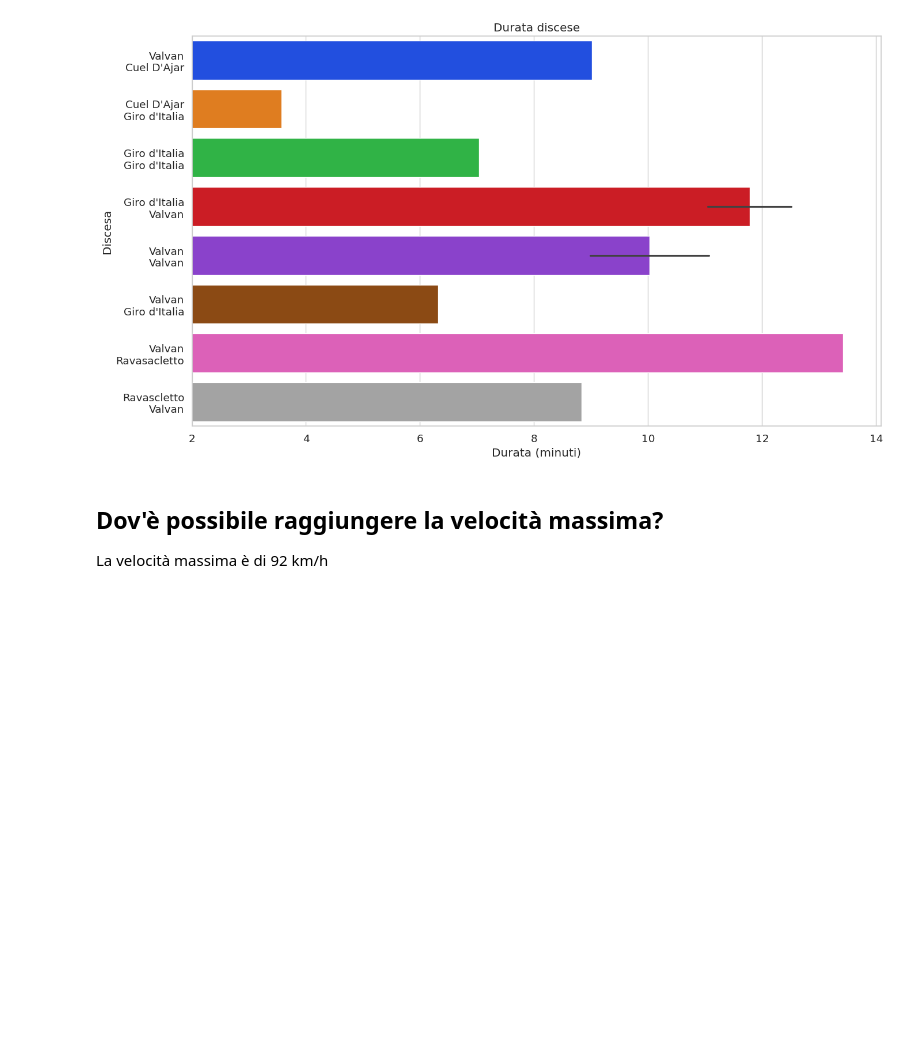
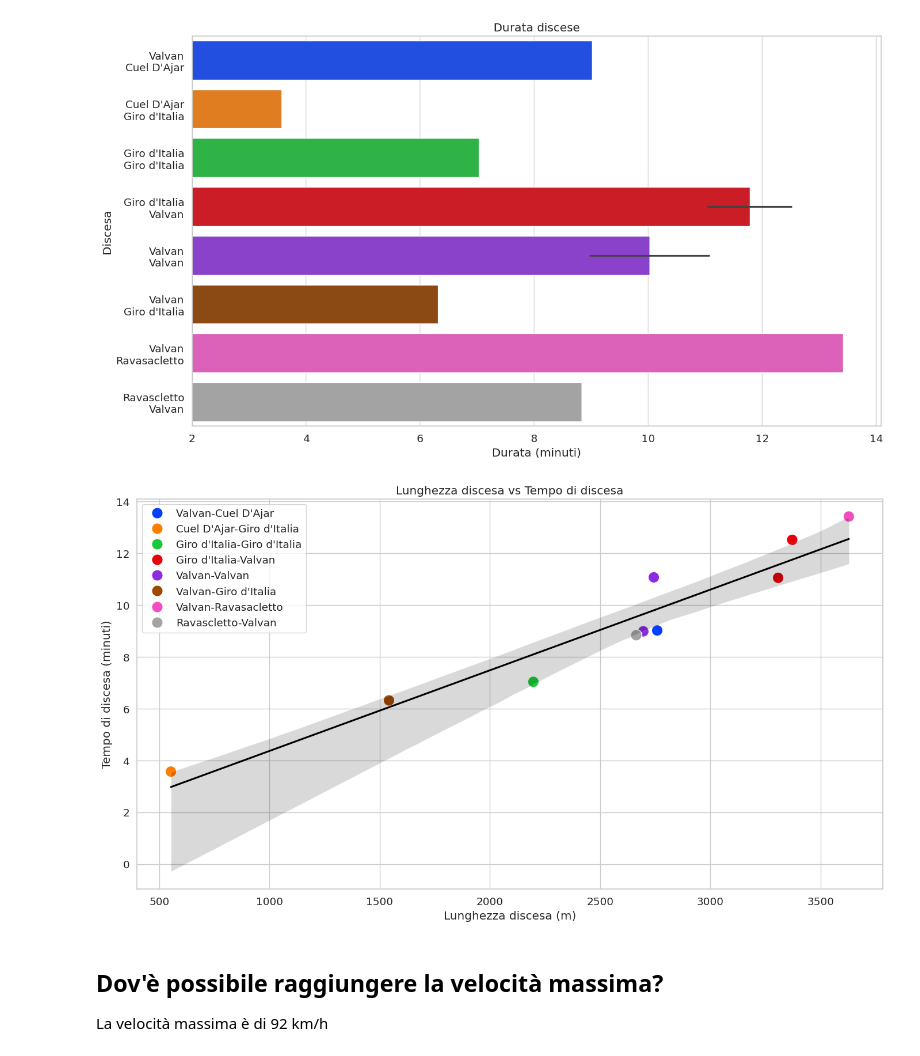
Before and after one commit to thomasmassarutto/DataSlopes, a Jupyter notebook: DataSlopes.ipynb, the cells around one changed output. Saved outputs shown, nothing was run; the diff lists cells and outputs as text; code cells hidden in the pictures; blank space fills up the shorter version.

Commit message:
regression

```diff
--- a/DataSlopes.ipynb
+++ b/DataSlopes.ipynb
@@ -659,6 +674,39 @@ plt.tight_layout()
 plt.show()
 # %% [output]
 [figure]
+# %%
+f, ax = plt.subplots(1, 1, figsize=safe_image_size)
+
+ax.set_title("Durata discese vs lunghezza pista")
+
+sns.scatterplot(
+    data=df_discese,
+    x='lunghezza_discesa',
+    y='tempo_discesa',
+    hue='impianti',
+    palette= 'bright',
+    s=200
+)
+
+## aggiunge retta di regressione
+sns.regplot(
+    data=df_discese,
+    x='lunghezza_discesa',
+    y='tempo_discesa',
+    color='black',
+    scatter=False ## per non plottare i punti 2 volte
+)
+
+plt.xlabel('Lunghezza discesa (m)')
+plt.ylabel('Tempo di discesa (minuti)')
+plt.title('Lunghezza discesa vs Tempo di discesa')
+
+ax.legend()
+plt.tight_layout()
+
+plt.show()
+# %% [output]
+[figure, added]
 # %% [markdown]
 ## Dov'è possibile raggiungere la velocità massima?
 
```
Also changed, not shown: parts of 4 cells of this notebook.
